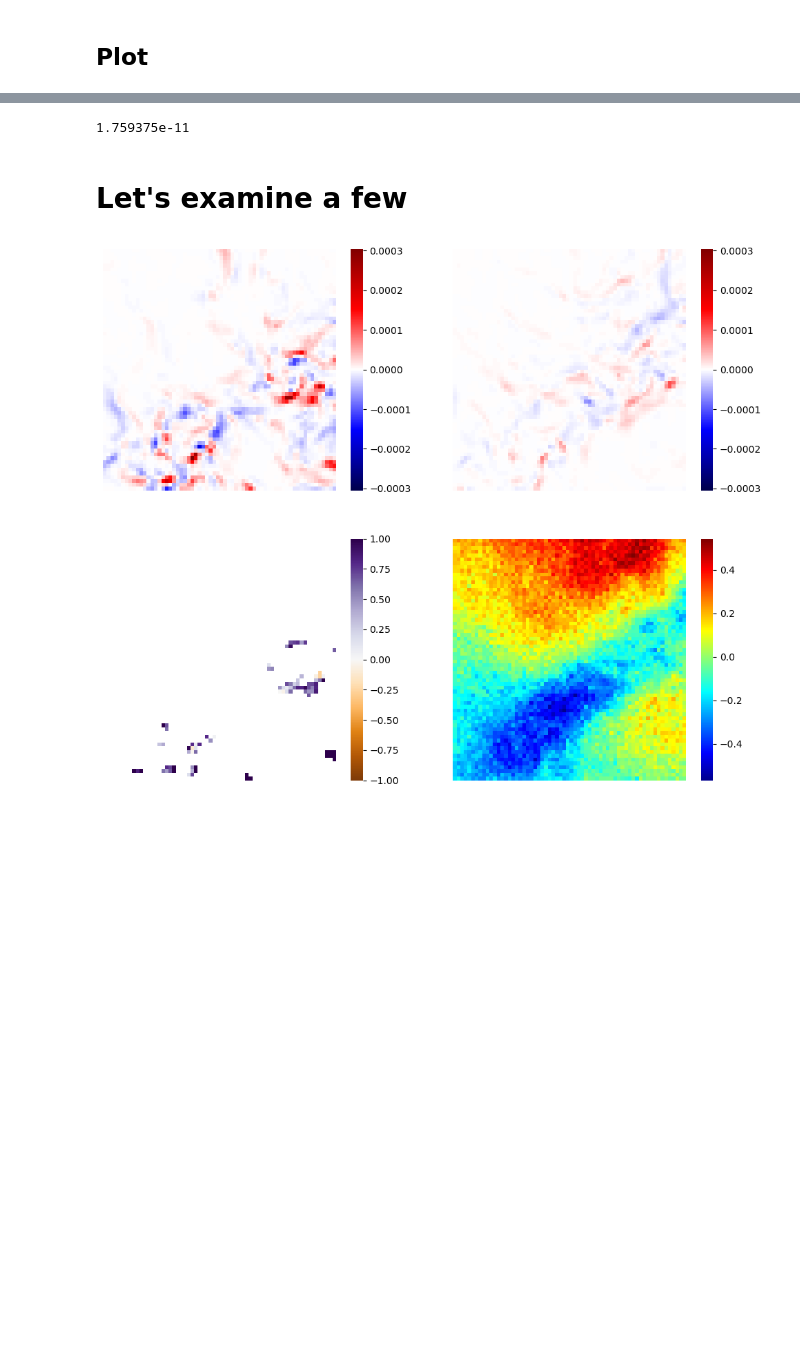
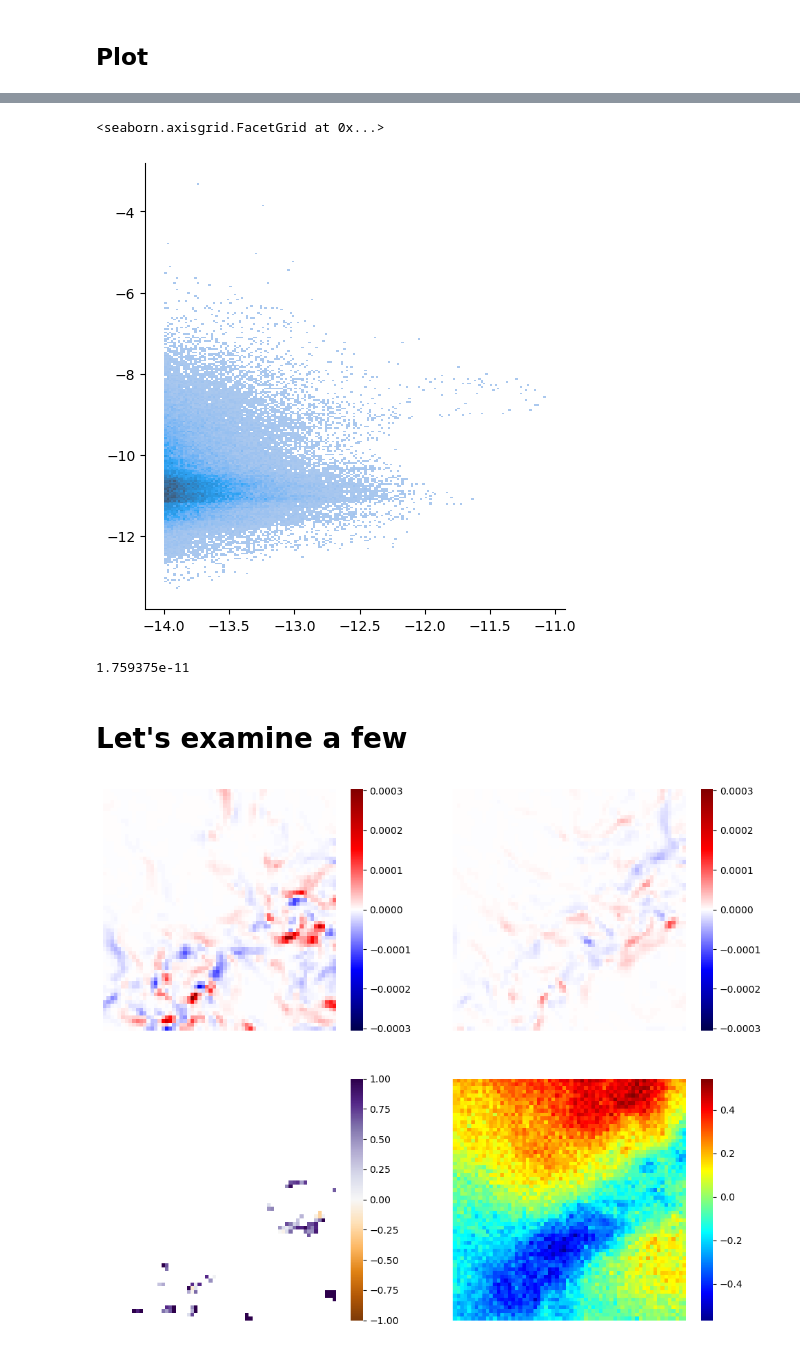
Before and after one commit to AI-for-Ocean-Science/ulmo, a Jupyter notebook: papers/F_S/Analysis/Explore_TT.ipynb, the cells around one changed output, grey strips where cells are left out. Saved outputs shown, nothing was run; the diff lists cells and outputs as text; code cells hidden in the pictures; blank space fills up the shorter version.

```diff
--- a/papers/F_S/Analysis/Explore_TT.ipynb
+++ b/papers/F_S/Analysis/Explore_TT.ipynb
@@ -120,3 +120,8 @@ sns.histplot(np.log10(gd_ratio), bins=50)
+# %%
+sns.displot(x=np.log10(r_FS[gd_FS]), y=np.log10(gd_ratio))
+# %% [output]
+<seaborn.axisgrid.FacetGrid at 0x...>
+[figure, added]
 # %%
 med_rtio = np.median(gd_ratio)
 med_rtio
```
Also changed, not shown: parts of 7 cells of this notebook.
